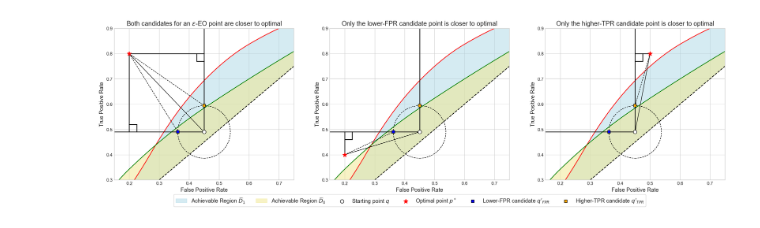
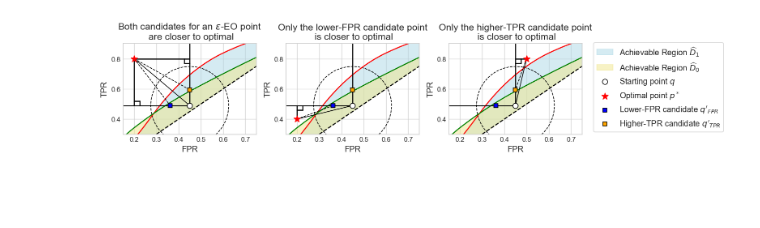
Before and after one commit to lurosenb/approx_threshold_opt, a Jupyter notebook: epsilon_ball_figure.ipynb, the cells around one changed output. Cells and saved outputs as stored; diff of their text form; code cells hidden in the pictures; blank space fills up the shorter version.

```diff
--- a/epsilon_ball_figure.ipynb
+++ b/epsilon_ball_figure.ipynb
@@ -7,7 +7,7 @@ from scipy.interpolate import make_interp_spline
 TITLE_FONTSIZE = 14
 LABEL_FONTSIZE = 12
 TICKS_FONTSIZE = 10
-PLOT_STYLE = "seaborn-v0_8-whitegrid"
+PLOT_STYLE = "seaborn-whitegrid"
 
 plt.style.use(style=PLOT_STYLE)
 mpl.rcParams['axes.titlesize'] = TITLE_FONTSIZE
@@ -47,8 +47,12 @@ horizontal_y = qy
 vertical_x = qx
 vertical_y = 0.5945
 
-fig, axes = plt.subplots(nrows=1, ncols=3, figsize=(24, 6), sharex=False, sharey=False, dpi=120)
+# fig, axes = plt.subplots(nrows=1, ncols=3, figsize=(16, 3), sharex=False, sharey=False, dpi=120)
+# axes = axes.ravel()
+
+fig, axes = plt.subplots(nrows=1, ncols=3, figsize=(12, 3), sharex=False, sharey=False, dpi=120)
 axes = axes.ravel()
+
 
 axes[0].plot(xnew, red_smooth, 'r-')
 axes[0].plot(xnew, green_smooth, 'g-')
@@ -72,9 +76,11 @@ axes[0].plot([px + square_size_x, px + square_size_x], [qy, qy + square_size_y],
 axes[0].plot([qx - square_size_x, qx - square_size_x], [py, py - square_size_y], color='black', linestyle='-', linewidth=1.5)
 axes[0].plot([qx - square_size_x, qx], [py - square_size_y, py - square_size_y], color='black', linestyle='-', linewidth=1.5)
 
-axes[0].set_xlabel('False Positive Rate')
-axes[0].set_ylabel('True Positive Rate')
-axes[0].set_title('Both candidates for an $\epsilon$-EO point are closer to optimal')
+# axes[0].set_xlabel('False Positive Rate')
+# axes[0].set_ylabel('True Positive Rate')
+axes[0].set_xlabel('FPR')
+axes[0].set_ylabel('TPR')
+axes[0].set_title('Both candidates for an $\epsilon$-EO point\n are closer to optimal')
 axes[0].set_xlim(0.15, 0.75)
 axes[0].set_ylim(0.3, 0.9)
 
@@ -99,40 +105,52 @@ axes[1].plot([px, horizontal_x], [py, horizontal_y], color='black', linestyle='-
 axes[1].plot([px, px + square_size_x], [qy - square_size_y, qy - square_size_y], color='black', linestyle='-', linewidth=1.5)
 axes[1].plot([px + square_size_x, px + square_size_x], [qy, qy - square_size_y], color='black', linestyle='-', linewidth=1.5)
 
-axes[1].set_xlabel('False Positive Rate')
-axes[1].set_ylabel('True Positive Rate')
-axes[1].set_title('Only the lower-FPR candidate point is closer to optimal')
+# axes[1].set_xlabel('False Positive Rate')
+# axes[1].set_ylabel('True Positive Rate')
+axes[1].set_xlabel('FPR')
+axes[1].set_ylabel('TPR')
+axes[1].set_title('Only the lower-FPR candidate point\n is closer to optimal')
 axes[1].set_xlim(0.15, 0.75)
 axes[1].set_ylim(0.3, 0.9)
 
 px = 0.5
 py = 0.8
 
 axes[2].plot(xnew, red_smooth, 'r-')
 axes[2].plot(xnew, green_smooth, 'g-')
 axes[2].fill_between(xnew, red_smooth, xnew, color='lightblue', alpha=0.5, label='Achievable Region $\widehat{D}_1$', interpolate=True)
 axes[2].fill_between(xnew, green_smooth, xnew, color='khaki', alpha=0.5, label='Achievable Region $\widehat{D}_0$', interpolate=True)
 axes[2].plot([0, 1], [0, 1], color='black', linestyle='--')
 axes[2].scatter([qx], [qy], color='black', label='Starting point $q$', s=60, facecolors='white', edgecolors='black', linestyle='-', zorder=10)
 axes[2].scatter([qx], [qy], color='black', marker='o', s=13300, facecolors='none', edgecolors='black', linestyle='--')
 axes[2].scatter([px], [py], color='black', label="Optimal point $p^*$", marker='*', s=100, facecolors='red', edgecolors='red', zorder=10)
 axes[2].scatter([horizontal_x], [horizontal_y], color='black', label="Lower-FPR candidate $q'_{FPR}$", s=40, marker='s', facecolors='blue', zorder=10)
 axes[2].scatter([vertical_x], [vertical_y], color='black', label="Higher-TPR candidate $q'_{TPR}$", s=40, marker='s', facecolors='orange', zorder=10)
 axes[2].plot([0.0, qx], [qy, qy], color='black', linestyle='-')
 axes[2].plot([qx, qx], [qy, 1.0], color='black', linestyle='-')
 axes[2].plot([px, qx], [py, qy], color='black', linestyle='-', linewidth=1)
 axes[2].plot([px, qx], [py, py], color='black', linestyle='-', linewidth=1.5)
 axes[2].plot([px, vertical_x], [py, vertical_y], color='black', linestyle='--', linewidth=1)
 axes[2].plot([qx + square_size_x, qx + square_size_x], [py, py - square_size_y], color='black', linestyle='-', linewidth=1.5)
 axes[2].plot([qx + square_size_x, qx], [py - square_size_y, py - square_size_y], color='black', linestyle='-', linewidth=1.5)
 
-axes[2].set_xlabel('False Positive Rate')
-axes[2].set_ylabel('True Positive Rate')
-axes[2].set_title('Only the higher-TPR candidate point is closer to optimal')
+# axes[2].set_xlabel('False Positive Rate')
+# axes[2].set_ylabel('True Positive Rate')
+axes[2].set_xlabel('FPR')
+axes[2].set_ylabel('TPR')
+axes[2].set_title('Only the higher-TPR candidate point\n is closer to optimal')
 axes[2].set_xlim(0.15, 0.75)
 axes[2].set_ylim(0.3, 0.9)
+
 handles, labels = axes[0].get_legend_handles_labels()
-fig.legend(handles, labels, loc='lower center', ncol=6, frameon=True, bbox_to_anchor=(0.5, -0.04), fontsize=LABEL_FONTSIZE)
-plt.show()
+
+# fig.legend(handles, labels, loc='lower center', ncol=6, frameon=True, bbox_to_anchor=(0.5, -0.04), fontsize=LABEL_FONTSIZE)
+fig.legend(handles, labels, loc='center left', ncol=1, frameon=True, bbox_to_anchor=(0.85, 0.5), fontsize=LABEL_FONTSIZE)
+
+plt.tight_layout(rect=[0, 0, 0.85, 1])
+
+# plt.show()
+# save fig as pdf
+fig.savefig("epsilon_eo_candidates.pdf", bbox_inches='tight', dpi=120, format='pdf')
 # %% [output]
-[figure, old version]
+[figure, new version]
```
